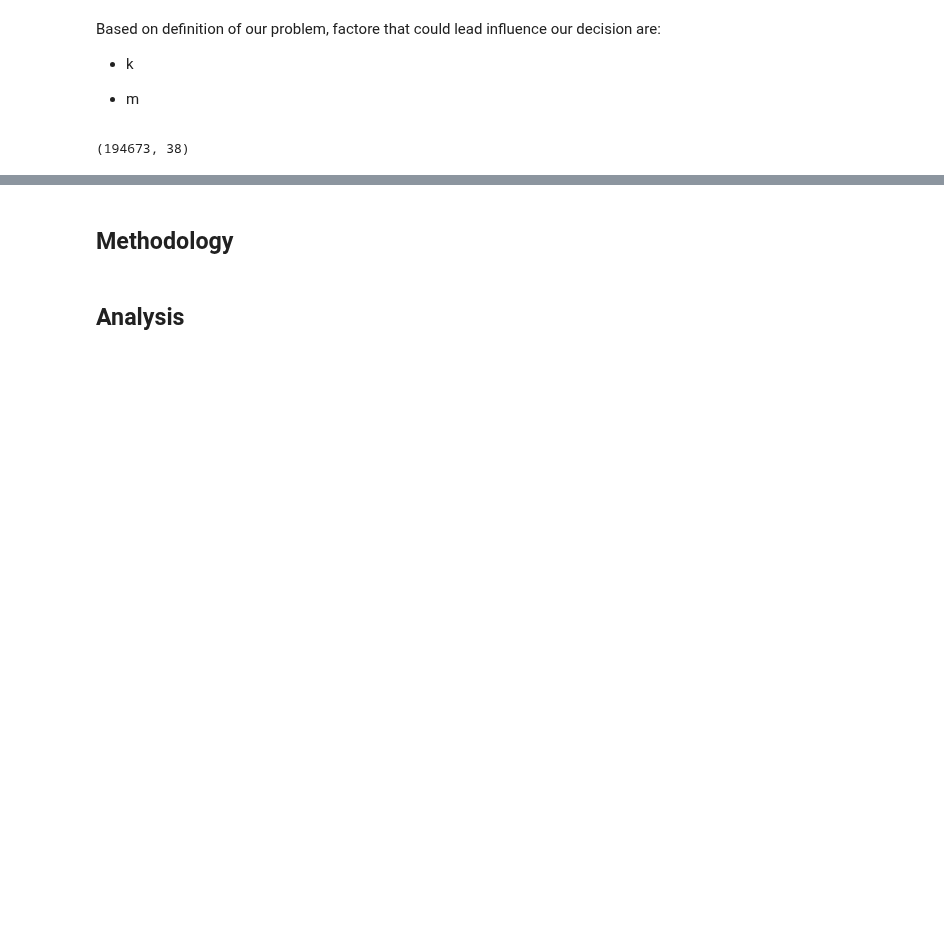
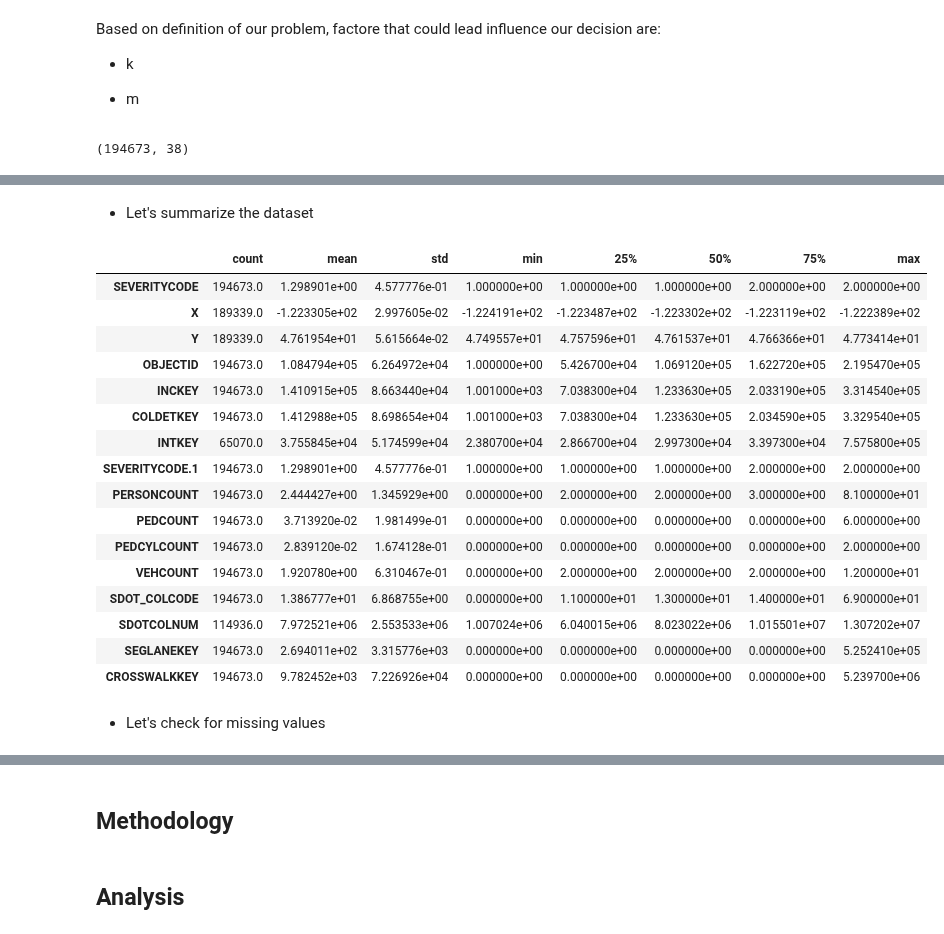
Before and after one commit to bideeen/Coursera_Capstone, a Jupyter notebook: Capstone Project - Car accident severity (Week 2) .ipynb, the cells around one changed output, grey strips where cells are left out. Cells and saved outputs as stored; diff of their text form; code cells hidden in the pictures; blank space fills up the shorter version.

```diff
--- a/Capstone Project - Car accident severity (Week 2) .ipynb
+++ b/Capstone Project - Car accident severity (Week 2) .ipynb
@@ -28,7 +34,7 @@ Based on definition of our problem, factore that could lead influence our decisi
 # %%
 import pandas as pd
 
-df = pd.read_csv('Data-Collisions.csv')
-df.shape
+car_accident_severity = pd.read_csv('Data-Collisions.csv')
+car_accident_severity.shape
 # %% [output]
 (194673, 38)
@@ -54,0 +71,24 @@ df.head(20)
+# %% [markdown]
+ - Let's summarize the dataset
+# %%
+car_accident_severity.describe().transpose()
+# %% [output]
+|  | count | mean | std | min | 25% | 50% | 75% | max |
+| SEVERITYCODE | 194673.0 | 1.298901e+00 | 4.577776e-01 | 1.000000e+00 | 1.000000e+00 | 1.000000e+00 | 2.000000e+00 | 2.000000e+00 |
+| X | 189339.0 | -1.223305e+02 | 2.997605e-02 | -1.224191e+02 | -1.223487e+02 | -1.223302e+02 | -1.223119e+02 | -1.222389e+02 |
+| Y | 189339.0 | 4.761954e+01 | 5.615664e-02 | 4.749557e+01 | 4.757596e+01 | 4.761537e+01 | 4.766366e+01 | 4.773414e+01 |
+| OBJECTID | 194673.0 | 1.084794e+05 | 6.264972e+04 | 1.000000e+00 | 5.426700e+04 | 1.069120e+05 | 1.622720e+05 | 2.195470e+05 |
+| INCKEY | 194673.0 | 1.410915e+05 | 8.663440e+04 | 1.001000e+03 | 7.038300e+04 | 1.233630e+05 | 2.033190e+05 | 3.314540e+05 |
+| COLDETKEY | 194673.0 | 1.412988e+05 | 8.698654e+04 | 1.001000e+03 | 7.038300e+04 | 1.233630e+05 | 2.034590e+05 | 3.329540e+05 |
+| INTKEY | 65070.0 | 3.755845e+04 | 5.174599e+04 | 2.380700e+04 | 2.866700e+04 | 2.997300e+04 | 3.397300e+04 | 7.575800e+05 |
+| SEVERITYCODE.1 | 194673.0 | 1.298901e+00 | 4.577776e-01 | 1.000000e+00 | 1.000000e+00 | 1.000000e+00 | 2.000000e+00 | 2.000000e+00 |
+| PERSONCOUNT | 194673.0 | 2.444427e+00 | 1.345929e+00 | 0.000000e+00 | 2.000000e+00 | 2.000000e+00 | 3.000000e+00 | 8.100000e+01 |
+| PEDCOUNT | 194673.0 | 3.713920e-02 | 1.981499e-01 | 0.000000e+00 | 0.000000e+00 | 0.000000e+00 | 0.000000e+00 | 6.000000e+00 |
+| PEDCYLCOUNT | 194673.0 | 2.839120e-02 | 1.674128e-01 | 0.000000e+00 | 0.000000e+00 | 0.000000e+00 | 0.000000e+00 | 2.000000e+00 |
+| VEHCOUNT | 194673.0 | 1.920780e+00 | 6.310467e-01 | 0.000000e+00 | 2.000000e+00 | 2.000000e+00 | 2.000000e+00 | 1.200000e+01 |
+| SDOT_COLCODE | 194673.0 | 1.386777e+01 | 6.868755e+00 | 0.000000e+00 | 1.100000e+01 | 1.300000e+01 | 1.400000e+01 | 6.900000e+01 |
+| SDOTCOLNUM | 114936.0 | 7.972521e+06 | 2.553533e+06 | 1.007024e+06 | 6.040015e+06 | 8.023022e+06 | 1.015501e+07 | 1.307202e+07 |
+| SEGLANEKEY | 194673.0 | 2.694011e+02 | 3.315776e+03 | 0.000000e+00 | 0.000000e+00 | 0.000000e+00 | 0.000000e+00 | 5.252410e+05 |
+| CROSSWALKKEY | 194673.0 | 9.782452e+03 | 7.226926e+04 | 0.000000e+00 | 0.000000e+00 | 0.000000e+00 | 0.000000e+00 | 5.239700e+06 |
+# %% [markdown]
+ - Let's check for missing values
```
Also changed, not shown: parts of 16 cells of this notebook, 3 other files.
